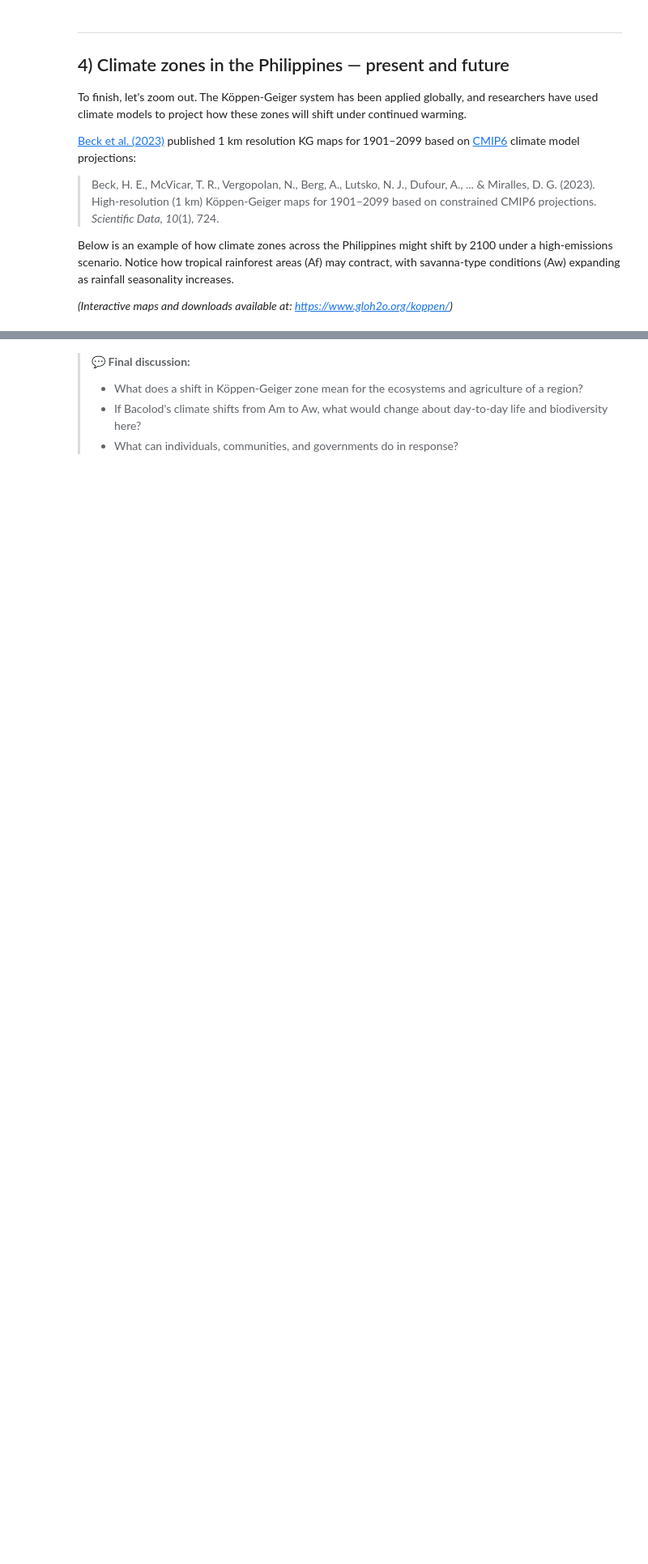
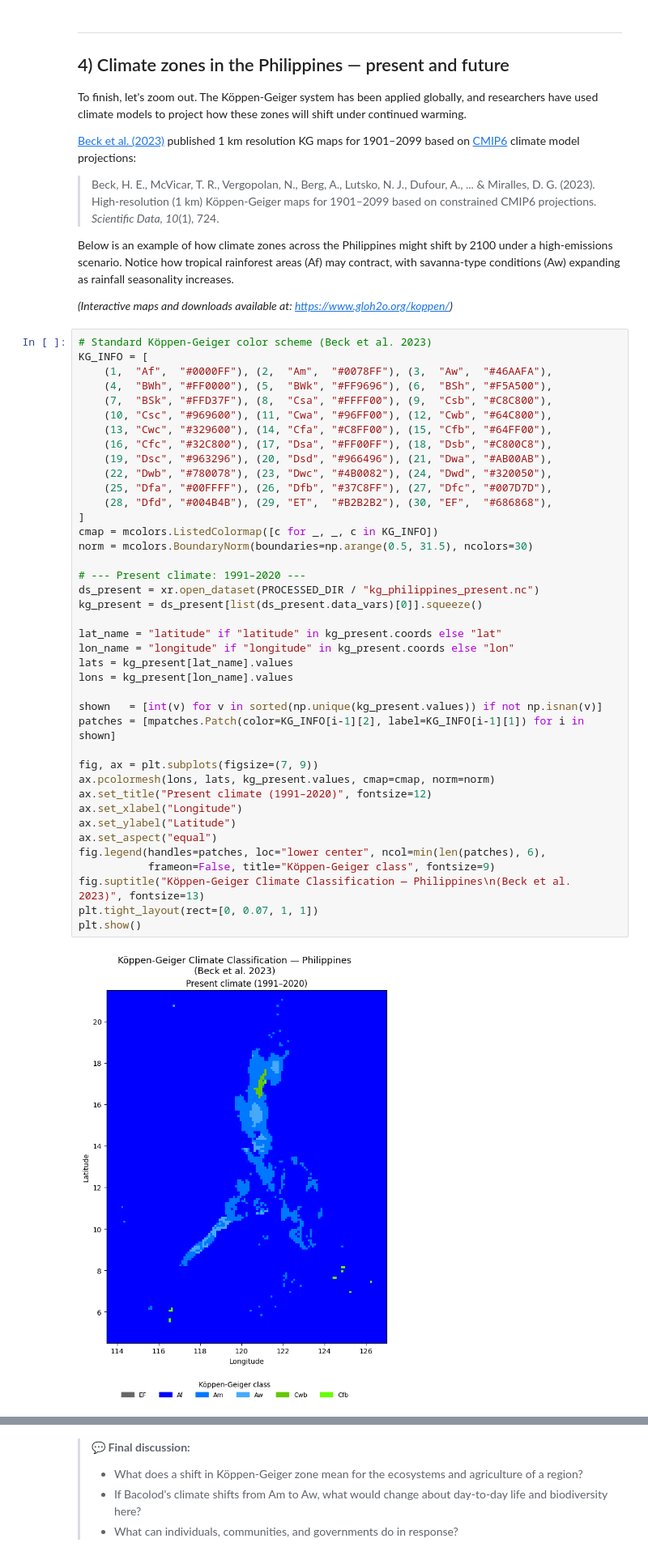
Before and after one commit to Cas-Dec/USLS-Workshop, a Jupyter notebook: notebooks/day1_complete.ipynb, the cells around one changed output, grey strips where cells are left out. Shown at 81% size. Cells and saved outputs as stored; diff of their text form; blank space fills up the shorter version.

```diff
--- a/notebooks/day1_complete.ipynb
+++ b/notebooks/day1_complete.ipynb
@@ -982,3 +983,45 @@ To finish, let's zoom out. The Köppen-Geiger system has been applied globally,
 Below is an example of how climate zones across the Philippines might shift by 2100 under a high-emissions scenario. Notice how tropical rainforest areas (Af) may contract, with savanna-type conditions (Aw) expanding as rainfall seasonality increases.
 
 *(Interactive maps and downloads available at: https://www.gloh2o.org/koppen/)*
+# %%
+# Standard Köppen-Geiger color scheme (Beck et al. 2023)
+KG_INFO = [
+    (1,  "Af",  "#0000FF"), (2,  "Am",  "#0078FF"), (3,  "Aw",  "#46AAFA"),
+    (4,  "BWh", "#FF0000"), (5,  "BWk", "#FF9696"), (6,  "BSh", "#F5A500"),
+    (7,  "BSk", "#FFD37F"), (8,  "Csa", "#FFFF00"), (9,  "Csb", "#C8C800"),
+    (10, "Csc", "#969600"), (11, "Cwa", "#96FF00"), (12, "Cwb", "#64C800"),
+    (13, "Cwc", "#329600"), (14, "Cfa", "#C8FF00"), (15, "Cfb", "#64FF00"),
+    (16, "Cfc", "#32C800"), (17, "Dsa", "#FF00FF"), (18, "Dsb", "#C800C8"),
+    (19, "Dsc", "#963296"), (20, "Dsd", "#966496"), (21, "Dwa", "#AB00AB"),
+    (22, "Dwb", "#780078"), (23, "Dwc", "#4B0082"), (24, "Dwd", "#320050"),
+    (25, "Dfa", "#00FFFF"), (26, "Dfb", "#37C8FF"), (27, "Dfc", "#007D7D"),
+    (28, "Dfd", "#004B4B"), (29, "ET",  "#B2B2B2"), (30, "EF",  "#686868"),
+]
+cmap = mcolors.ListedColormap([c for _, _, c in KG_INFO])
+norm = mcolors.BoundaryNorm(boundaries=np.arange(0.5, 31.5), ncolors=30)
+
+# --- Present climate: 1991–2020 ---
+ds_present = xr.open_dataset(PROCESSED_DIR / "kg_philippines_present.nc")
+kg_present = ds_present[list(ds_present.data_vars)[0]].squeeze()
+
+lat_name = "latitude" if "latitude" in kg_present.coords else "lat"
+lon_name = "longitude" if "longitude" in kg_present.coords else "lon"
+lats = kg_present[lat_name].values
+lons = kg_present[lon_name].values
+
+shown   = [int(v) for v in sorted(np.unique(kg_present.values)) if not np.isnan(v)]
+patches = [mpatches.Patch(color=KG_INFO[i-1][2], label=KG_INFO[i-1][1]) for i in shown]
+
+fig, ax = plt.subplots(figsize=(7, 9))
+ax.pcolormesh(lons, lats, kg_present.values, cmap=cmap, norm=norm)
+ax.set_title("Present climate (1991–2020)", fontsize=12)
+ax.set_xlabel("Longitude")
+ax.set_ylabel("Latitude")
+ax.set_aspect("equal")
+fig.legend(handles=patches, loc="lower center", ncol=min(len(patches), 6),
+           frameon=False, title="Köppen-Geiger class", fontsize=9)
+fig.suptitle("Köppen-Geiger Climate Classification — Philippines\n(Beck et al. 2023)", fontsize=13)
+plt.tight_layout(rect=[0, 0.07, 1, 1])
+plt.show()
+# %% [output]
+[figure, added]
```
Also changed, not shown: parts of 2 cells of this notebook, 30 other files.
